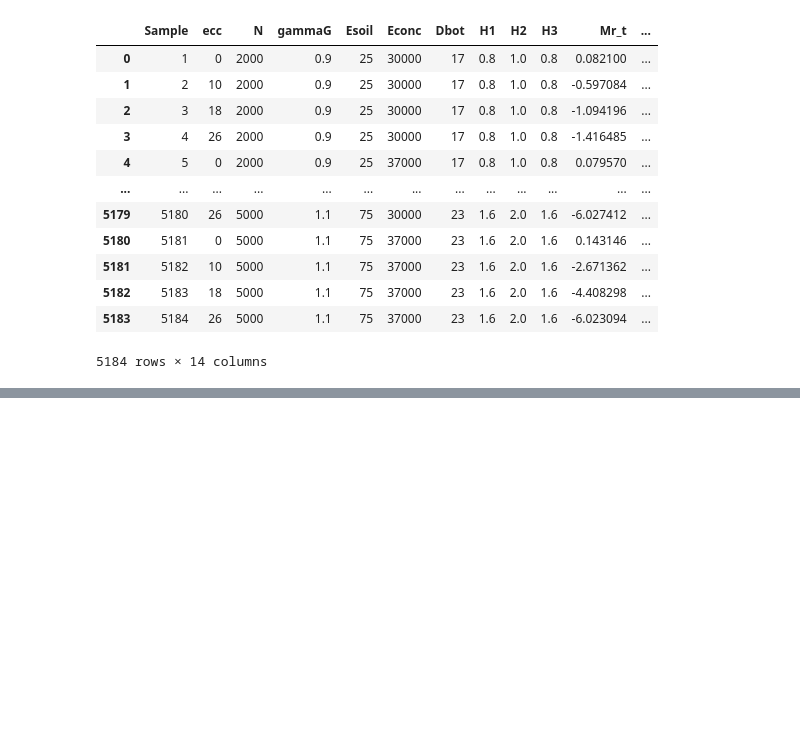
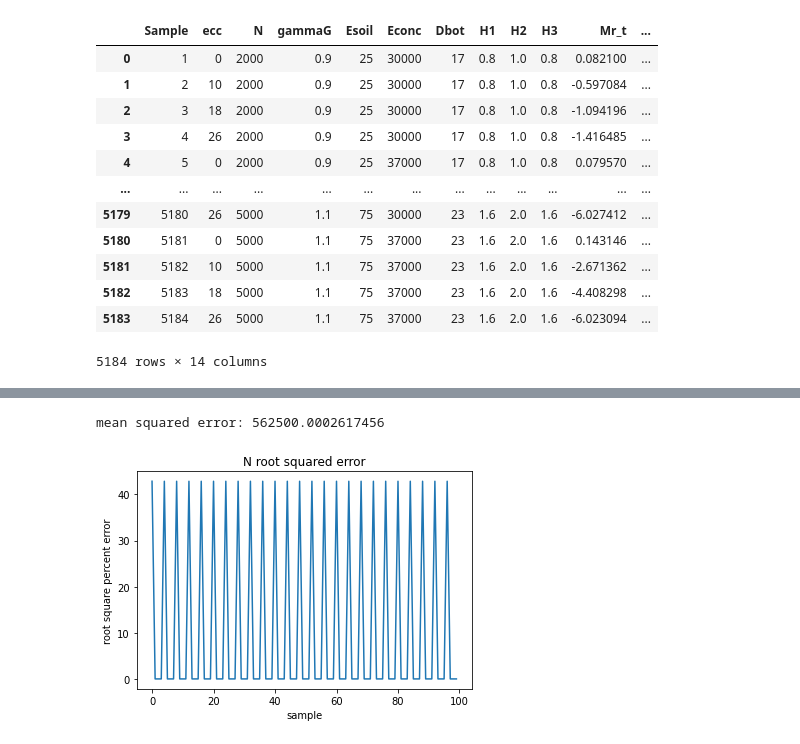
Before and after one commit to waltherwj/FORCE-RECONSTRUCTION-ML-MODEL, a Jupyter notebook: XGBoost_Prototype.ipynb, the cells around one changed output, grey strips where cells are left out. Cells and saved outputs as stored; diff of their text form; code cells hidden in the pictures; blank space fills up the shorter version.

```diff
--- a/XGBoost_Prototype.ipynb
+++ b/XGBoost_Prototype.ipynb
@@ -60,0 +201,17 @@ $$
+# %%
+# the root squared error for N
+rse_N = np.sqrt((preds[:,1] - np.array(df['N']))**2)
+
+# the squared error percentage compared to the mean
+rse_perc_N = (rse_N/df['N'].mean())*100
+plt.plot(rse_perc_N[0:100], '-')
+plt.title('N root squared error')
+plt.ylabel('root square percent error')
+plt.xlabel('sample')
+
+# the mean squared error
+mse_N = mean_squared_error(preds[:,1],np.array(df['N']))
+print(f'mean squared error: {mse_N}')
+# %% [output]
+mean squared error: 562500.0002617456
+[figure, added]
```
Also changed, not shown: parts of 21 cells of this notebook.
